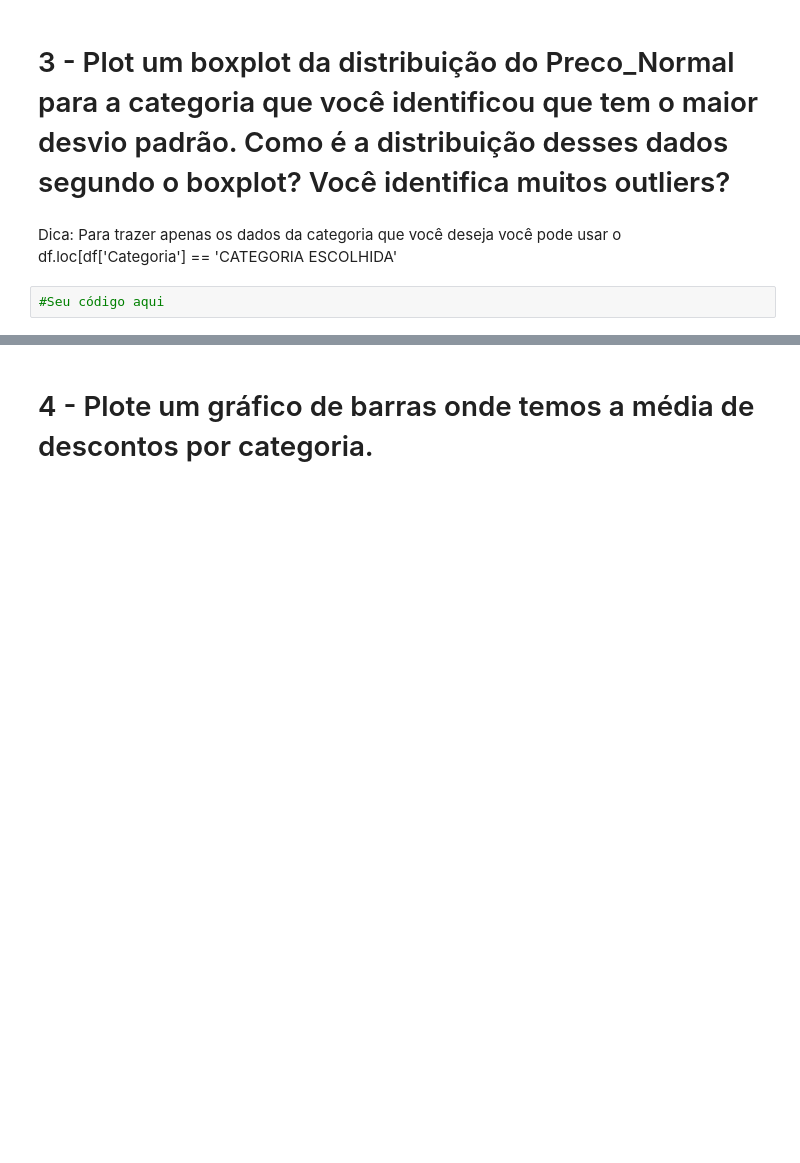
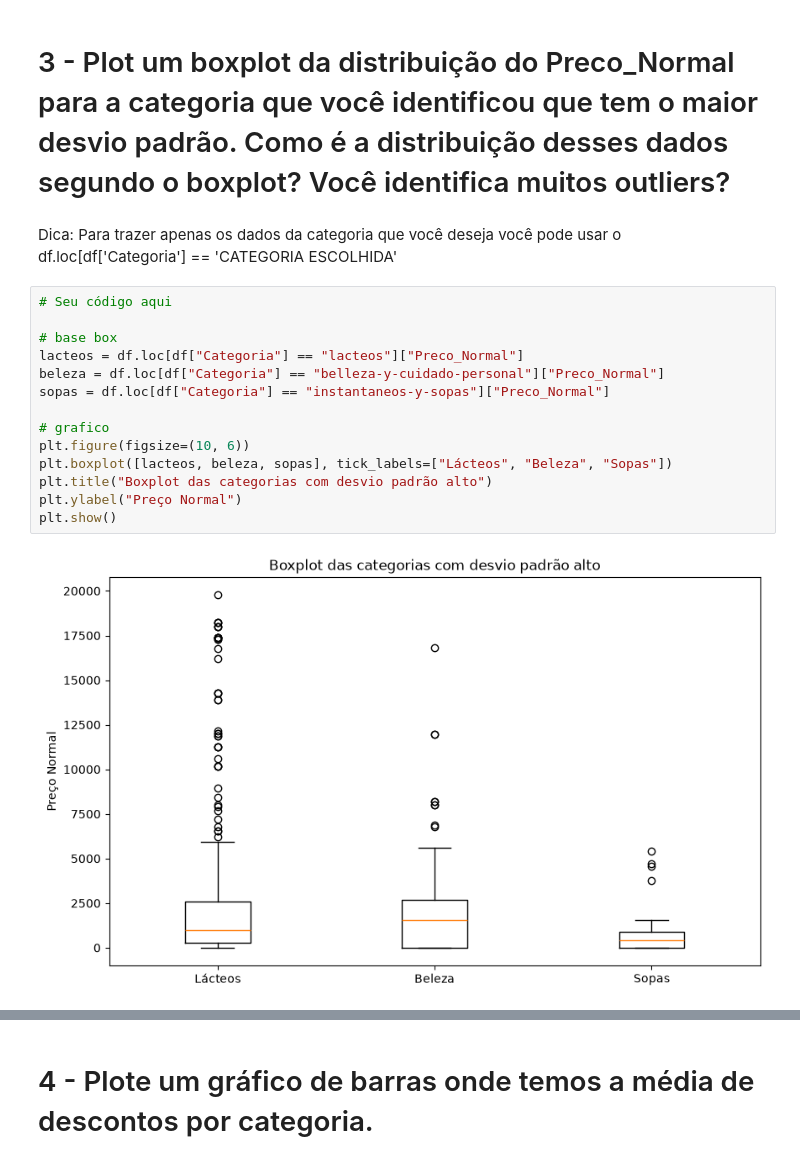
Before and after one commit to Augusto-Mateus/estatistica-e-dataviz-ebac, a Jupyter notebook: Profissao Cientista de Dados M13 Projeto.ipynb, the cells around one changed output, grey strips where cells are left out. Drawn from its saved outputs; the diff is of its cells as text; blank space fills up the shorter version.

```diff
--- a/Profissao Cientista de Dados M13 Projeto.ipynb
+++ b/Profissao Cientista de Dados M13 Projeto.ipynb
@@ -78,5 +133,19 @@ Digite nesse campo o comportamento que você identificou.
 # 3 - Plot um boxplot da distribuição do Preco_Normal para a categoria que você identificou que tem o maior desvio padrão. Como é a distribuição desses dados segundo o boxplot? Você identifica muitos outliers?
 # %% [markdown]
 Dica: Para trazer apenas os dados da categoria que você deseja você pode usar o df.loc[df['Categoria'] == 'CATEGORIA ESCOLHIDA'
-# %%
-#Seu código aqui
+# %%
+# Seu código aqui
+
+# base box
+lacteos = df.loc[df["Categoria"] == "lacteos"]["Preco_Normal"]
+beleza = df.loc[df["Categoria"] == "belleza-y-cuidado-personal"]["Preco_Normal"]
+sopas = df.loc[df["Categoria"] == "instantaneos-y-sopas"]["Preco_Normal"]
+
+# grafico
+plt.figure(figsize=(10, 6))
+plt.boxplot([lacteos, beleza, sopas], tick_labels=["Lácteos", "Beleza", "Sopas"])
+plt.title("Boxplot das categorias com desvio padrão alto")
+plt.ylabel("Preço Normal")
+plt.show()
+# %% [output]
+[figure, added]
```
Also changed, not shown: parts of 14 cells of this notebook, 3 other files.
